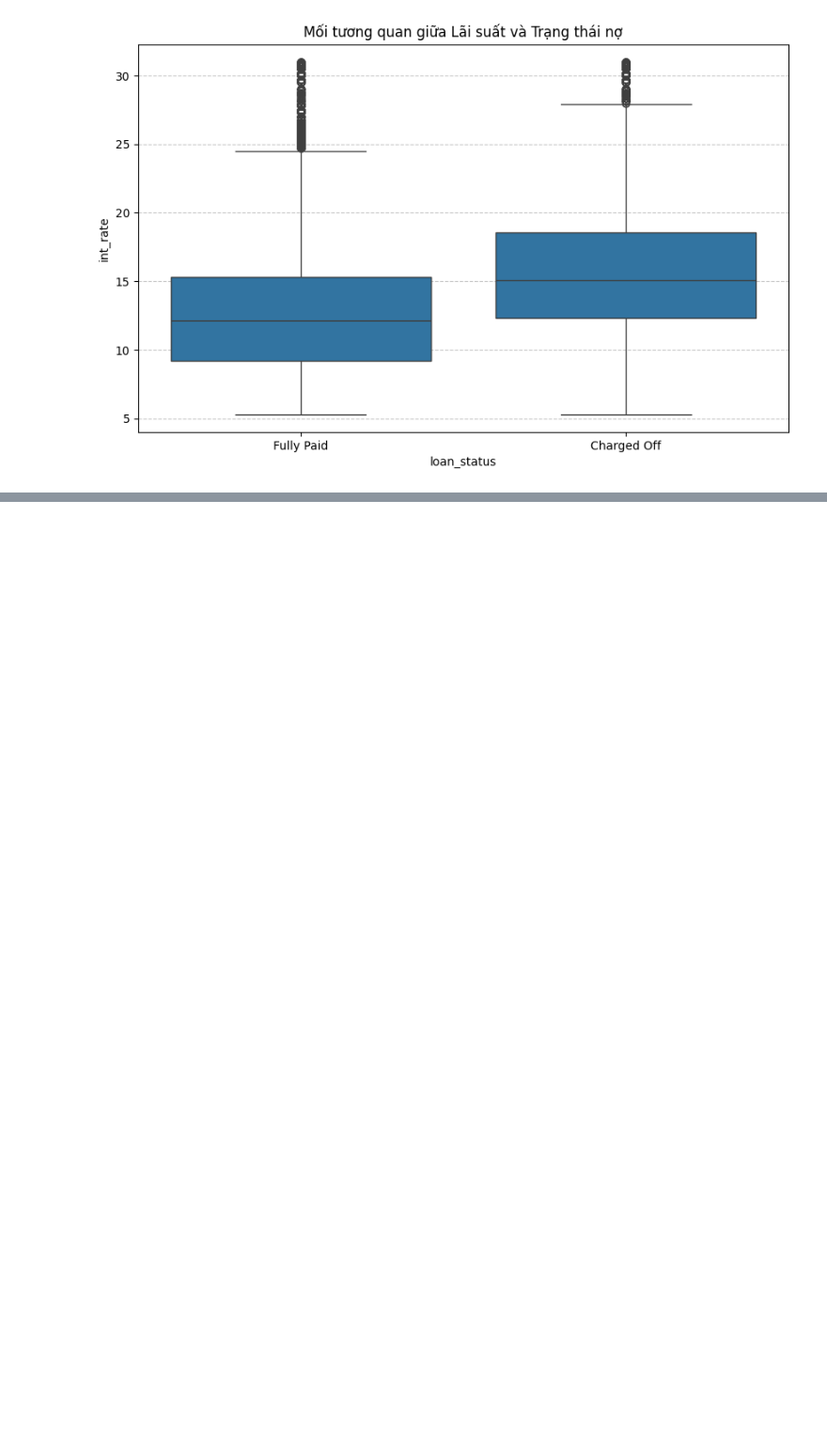
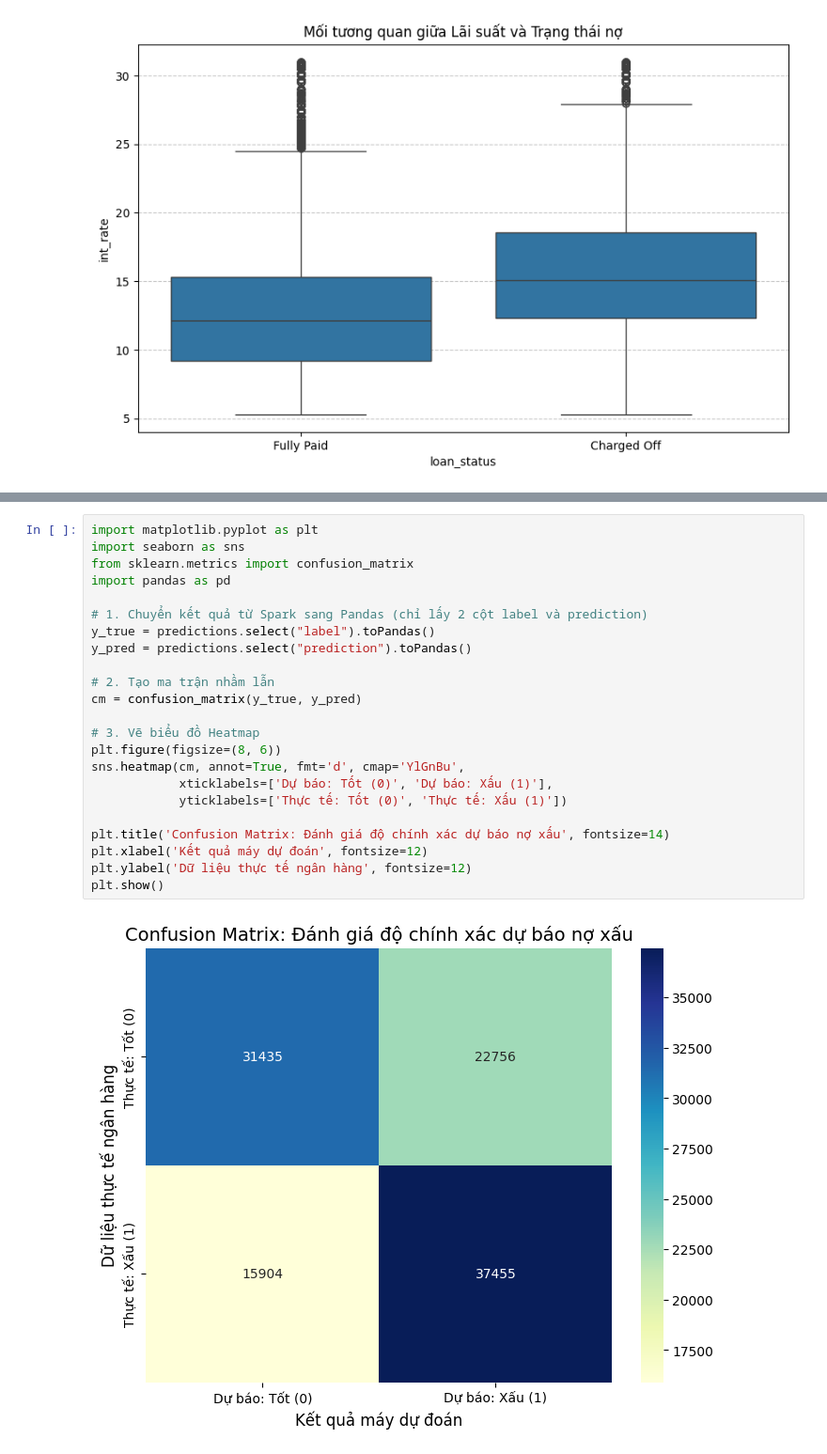
Before and after one commit to PhcPh4m/Bank-Loan-Default-Prediction, a Jupyter notebook: notebook/Bank_Loan_Classification_Large_Scale_System.ipynb, the cells around one changed output, grey strips where cells are left out. Shown at 94% size. Cells and saved outputs as stored; diff of their text form; blank space fills up the shorter version.

```diff
--- a/notebook/Bank_Loan_Classification_Large_Scale_System.ipynb
+++ b/notebook/Bank_Loan_Classification_Large_Scale_System.ipynb
@@ -441,0 +428,25 @@ Passing `palette` without assigning `hue` is deprecated and will be removed in v
+# %%
+import matplotlib.pyplot as plt
+import seaborn as sns
+from sklearn.metrics import confusion_matrix
+import pandas as pd
+
+# 1. Chuyển kết quả từ Spark sang Pandas (chỉ lấy 2 cột label và prediction)
+y_true = predictions.select("label").toPandas()
+y_pred = predictions.select("prediction").toPandas()
+
+# 2. Tạo ma trận nhầm lẫn
+cm = confusion_matrix(y_true, y_pred)
+
+# 3. Vẽ biểu đồ Heatmap
+plt.figure(figsize=(8, 6))
+sns.heatmap(cm, annot=True, fmt='d', cmap='YlGnBu',
+            xticklabels=['Dự báo: Tốt (0)', 'Dự báo: Xấu (1)'],
+            yticklabels=['Thực tế: Tốt (0)', 'Thực tế: Xấu (1)'])
+
+plt.title('Confusion Matrix: Đánh giá độ chính xác dự báo nợ xấu', fontsize=14)
+plt.xlabel('Kết quả máy dự đoán', fontsize=12)
+plt.ylabel('Dữ liệu thực tế ngân hàng', fontsize=12)
+plt.show()
+# %% [output]
+[figure, added]
```
Also changed, not shown: parts of 14 cells of this notebook.
